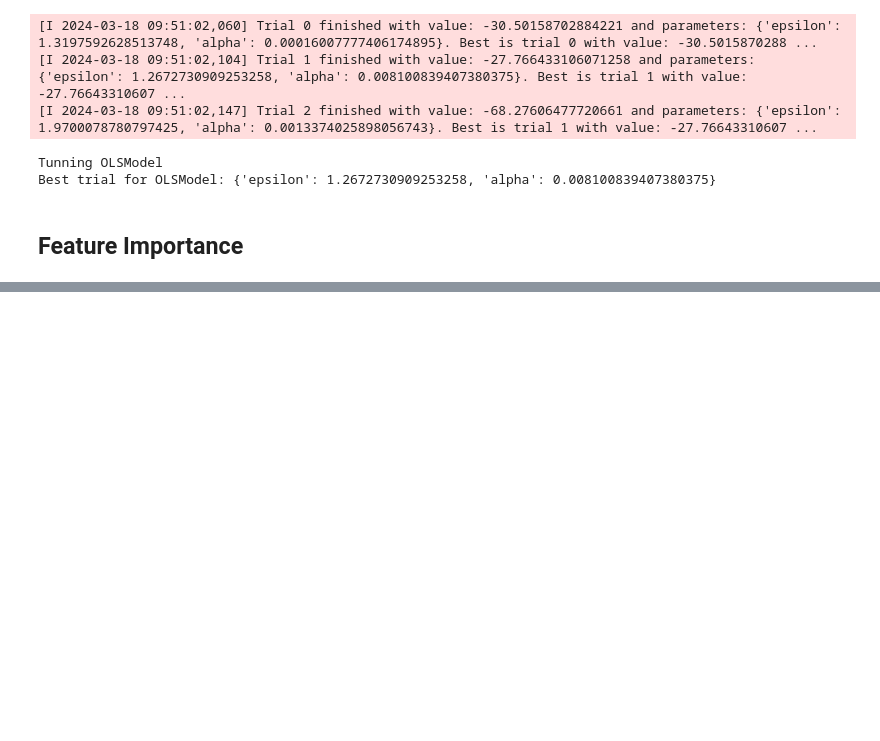
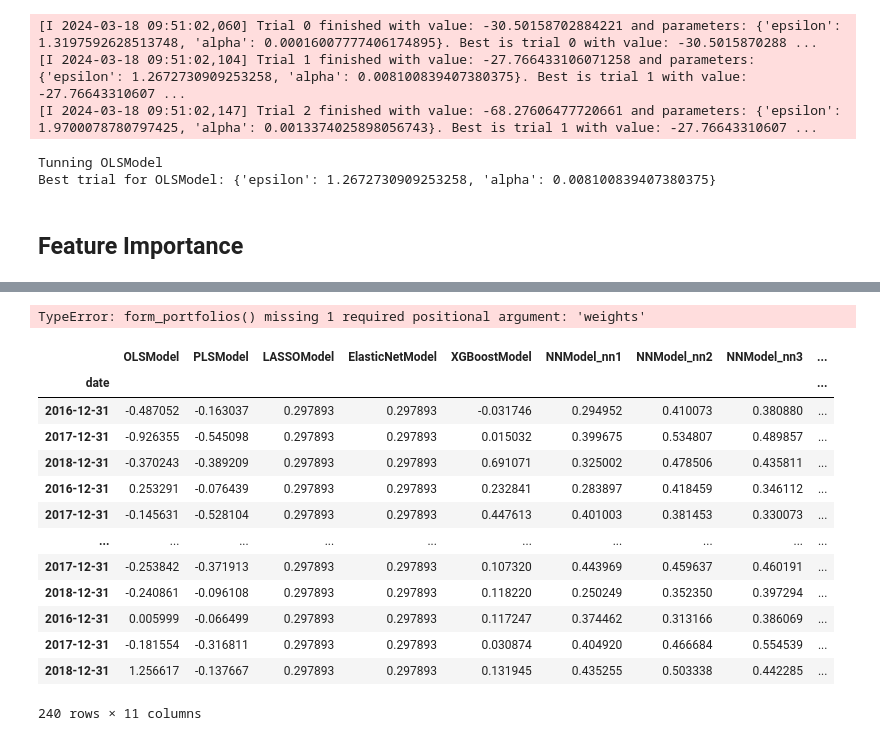
Before and after one commit to howie-zeng/Chinese-Stock-Market-Analysis--Long-Term-Trends, a Jupyter notebook: test.ipynb, the cells around one changed output, grey strips where cells are left out. Saved outputs shown, nothing was run; the diff lists cells and outputs as text; code cells hidden in the pictures; blank space fills up the shorter version.

```diff
--- a/test.ipynb
+++ b/test.ipynb
@@ -171,0 +207,21 @@ plt.show()
+# %%
+e.form_portfolios(model_res)
+# %% [output]
+TypeError: form_portfolios() missing 1 required positional argument: 'weights'
+# %%
+model_res
+# %% [output]
+|  | OLSModel | PLSModel | LASSOModel | ElasticNetModel | XGBoostModel | NNModel_nn1 | NNModel_nn2 | NNModel_nn3 | ... |
+| date |  |  |  |  |  |  |  |  | ... |
+| 2016-12-31 | -0.487052 | -0.163037 | 0.297893 | 0.297893 | -0.031746 | 0.294952 | 0.410073 | 0.380880 | ... |
+| 2017-12-31 | -0.926355 | -0.545098 | 0.297893 | 0.297893 | 0.015032 | 0.399675 | 0.534807 | 0.489857 | ... |
+| 2018-12-31 | -0.370243 | -0.389209 | 0.297893 | 0.297893 | 0.691071 | 0.325002 | 0.478506 | 0.435811 | ... |
+| 2016-12-31 | 0.253291 | -0.076439 | 0.297893 | 0.297893 | 0.232841 | 0.283897 | 0.418459 | 0.346112 | ... |
+| 2017-12-31 | -0.145631 | -0.528104 | 0.297893 | 0.297893 | 0.447613 | 0.401003 | 0.381453 | 0.330073 | ... |
+| ... | ... | ... | ... | ... | ... | ... | ... | ... | ... |
+| 2017-12-31 | -0.253842 | -0.371913 | 0.297893 | 0.297893 | 0.107320 | 0.443969 | 0.459637 | 0.460191 | ... |
+| 2018-12-31 | -0.240861 | -0.096108 | 0.297893 | 0.297893 | 0.118220 | 0.250249 | 0.352350 | 0.397294 | ... |
+| 2016-12-31 | 0.005999 | -0.066499 | 0.297893 | 0.297893 | 0.117247 | 0.374462 | 0.313166 | 0.386069 | ... |
+| 2017-12-31 | -0.181554 | -0.316811 | 0.297893 | 0.297893 | 0.030874 | 0.404920 | 0.466684 | 0.554539 | ... |
+| 2018-12-31 | 1.256617 | -0.137667 | 0.297893 | 0.297893 | 0.131945 | 0.435255 | 0.503338 | 0.442285 | ... |
+240 rows × 11 columns
```
Also changed, not shown: parts of 11 cells of this notebook, 4 other files.
